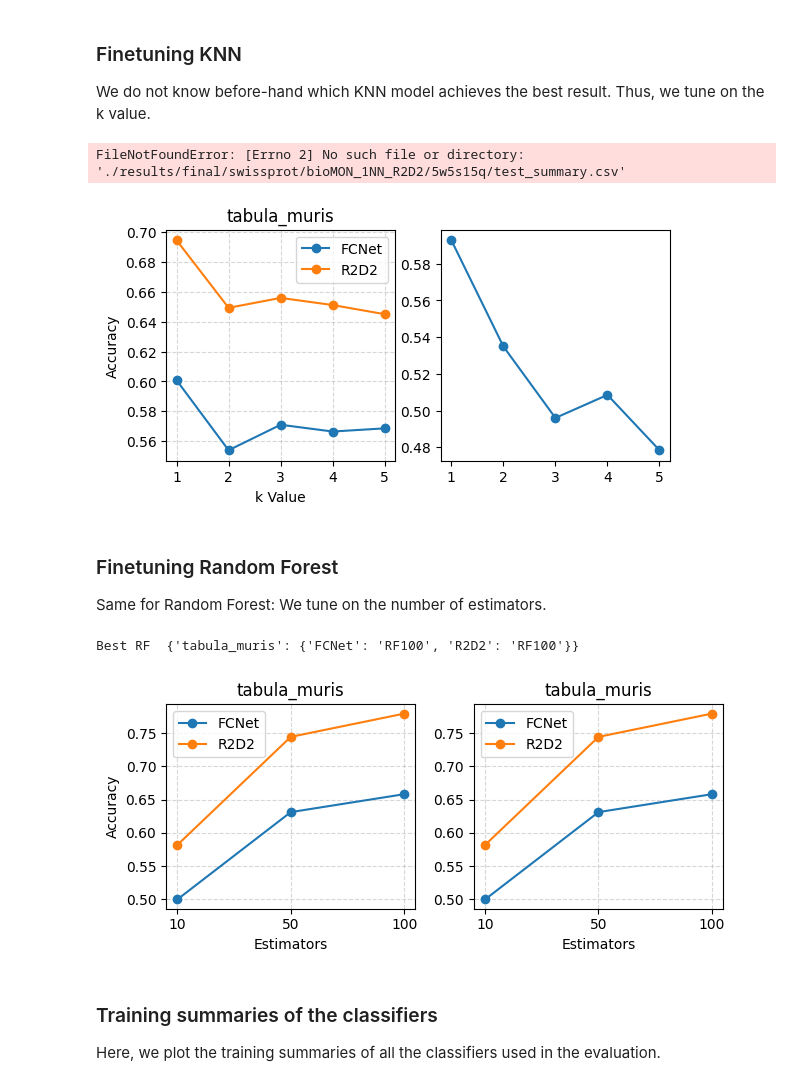
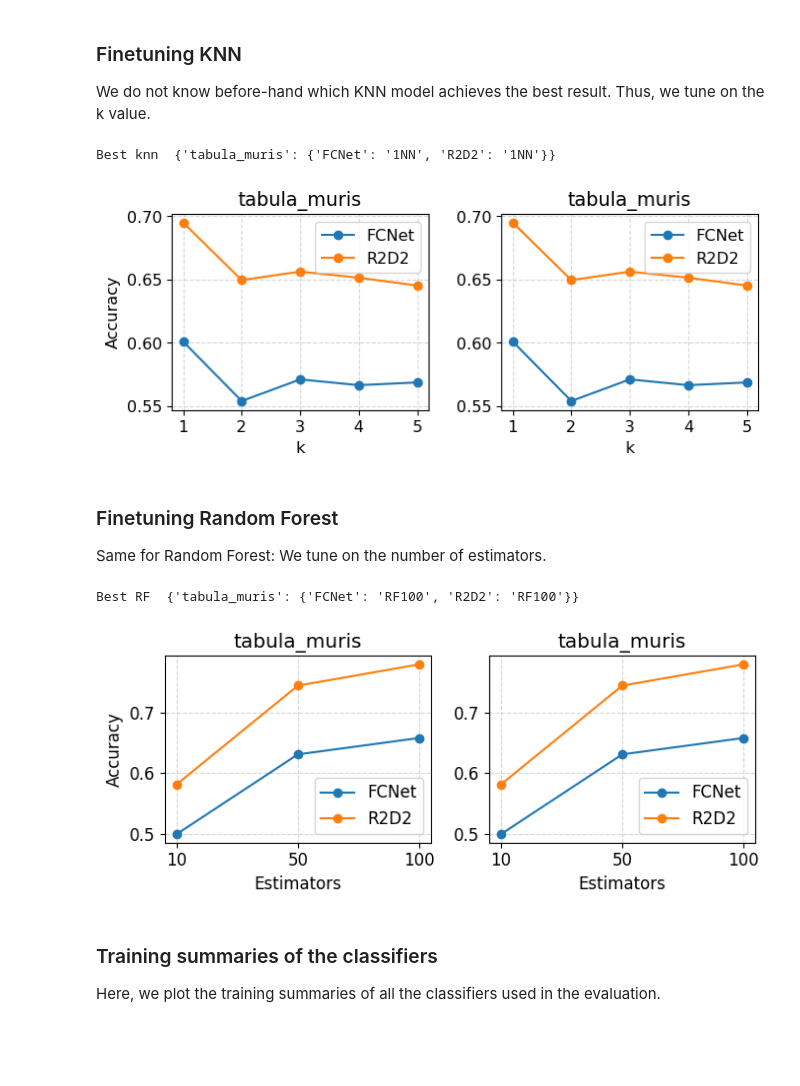
Before and after one commit to MChatzakis/BioMON, a Jupyter notebook: bioMON.ipynb, the cells around one changed output. Cells and saved outputs as stored; diff of their text form; code cells hidden in the pictures; blank space fills up the shorter version.

```diff
--- a/bioMON.ipynb
+++ b/bioMON.ipynb
@@ -83,0 +89,37 @@ for dataset in datasets:
+# %%
+# Compare the training curve of the models
+n_way = 5
+n_shot = 5
+n_query = 15
+
+backbones = ["FCNet", "R2D2"]
+datasets = ["tabula_muris"]
+
+for dataset in datasets:
+    for backbone in backbones:
+        classifiers = ["MLP_e10_l128-64", "MLP_e10_l256-64-64", "MLP_e10_l512-256-128-64"]
+        total_classifiers = len(classifiers)
+
+        fig, ax = plt.subplots(1, 3, figsize=(15, 5))
+        fig.suptitle(f"Training curves for {dataset} with {backbone} backbone")
+
+        for index, classifier in enumerate(classifiers):
+            path = f"{RESULTS_DIR}/{dataset}/bioMON_{classifier}_{backbone}/{n_way}w{n_shot}s{n_query}q/"
+            data = pd.read_csv(path + "epoch_train_results.csv")
+
+            epochs = data["epoch"].astype(int)
+            val_loss = data["val_loss"]
+            train_loss = data["train_loss"]
+
+            ax[index].grid(alpha=0.5, linestyle="--")
+            ax[index].plot(epochs, val_loss, label="Validation loss", color="salmon", alpha=0.5, marker="o")
+            ax[index].plot(epochs, train_loss, label="Training loss", color="blue", alpha=0.5, marker="o")
+            ax[index].set_title(f"{classifier}")
+            ax[index].set_xlabel("Epoch")
+            ax[index].set_ylabel("Loss")
+            ax[index].legend()
+
+        fig.suptitle(f"Training curves for {dataset} with {backbone} backbone")
+        fig.tight_layout()
+        plt.show()
+        plt.close()
@@ -96,7 +141,10 @@ knn = ["1", "2", "3", "4", "5"]
 
 best_knn = {}
 
-fig, ax = plt.subplots(1, len(backbones), figsize=(6.5, 3))
+plt.rcParams.update({'font.size': 11.5})
+
+
+fig, ax = plt.subplots(1, len(backbones), figsize=(7, 3))
 for index, dataset in enumerate(datasets):
     best_backbone_knn = {}
 
@@ -109,36 +157,36 @@ for index, dataset in enumerate(datasets):
         for k in knn:
             path = f"{RESULTS_DIR}/{dataset}/bioMON_{k}NN_{backbone}/{n_way}w{n_shot}s{n_query}q/"
             data = pd.read_csv(path + "test_summary.csv")
 
             test_line = data.iloc[2]
             acc = test_line["acc_mean"] / 100
             backbone_accuracies.append(acc)
 
             if acc > best_acc:
                 best_acc = acc
                 best_model = f"{k}NN"
 
         best_backbone_knn[backbone] = best_model
 
         ax[index].plot(knn, backbone_accuracies, label=backbone, marker="o")
 
     best_knn[dataset] = best_backbone_knn
 
     ax[index].grid(alpha=0.5, linestyle='--')
-    ax[index].set_xlabel("k Value")
+    ax[index].set_xlabel("k")
     if index == 0:
         ax[index].set_ylabel("Accuracy")
     ax[index].set_title(f"{dataset}")
     ax[index].legend()
 
 #fig.suptitle("Accuracy of BioMON-KNN on different datasets")
 fig.tight_layout()
 fig.savefig(f"{SAVE_PLOTS_DIR}/knn.png")
 
 print("Best knn ", best_knn)
 # %% [output]
-FileNotFoundError: [Errno 2] No such file or directory: './results/final/swissprot/bioMON_1NN_R2D2/5w5s15q/test_summary.csv'
+Best knn  {'tabula_muris': {'FCNet': '1NN', 'R2D2': '1NN'}}
-[figure, old version]
+[figure, new version]
 # %% [markdown]
 ### Finetuning Random Forest
 
@@ -154,7 +202,10 @@ rf = ["10", "50", "100"]
 
 best_rf = {}
 
-fig, ax = plt.subplots(1, len(backbones), figsize=(6.5, 3))
+plt.rcParams.update({'font.size': 12})
+
+
+fig, ax = plt.subplots(1, len(backbones), figsize=(7, 3))
 for index, dataset in enumerate(datasets):
     best_backbone_rf = {}
 
@@ -196,7 +247,7 @@ fig.savefig(f"{SAVE_PLOTS_DIR}/rf.png")
 print("Best RF ", best_rf)
 # %% [output]
 Best RF  {'tabula_muris': {'FCNet': 'RF100', 'R2D2': 'RF100'}}
-[figure, old version]
+[figure, new version]
 # %% [markdown]
 ### Training summaries of the classifiers
 
```
Also changed, not shown: parts of 9 cells of this notebook, 7 other files.
